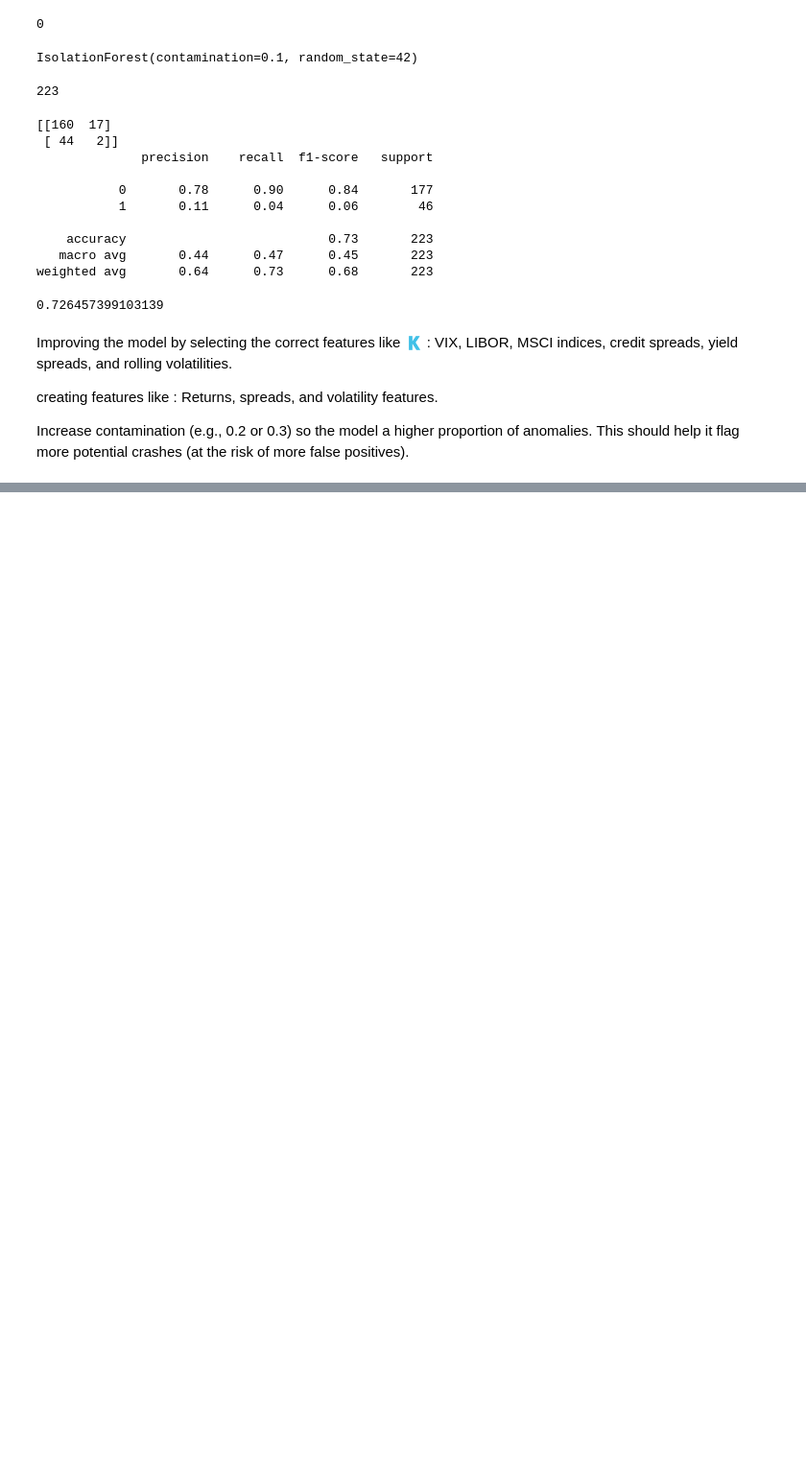
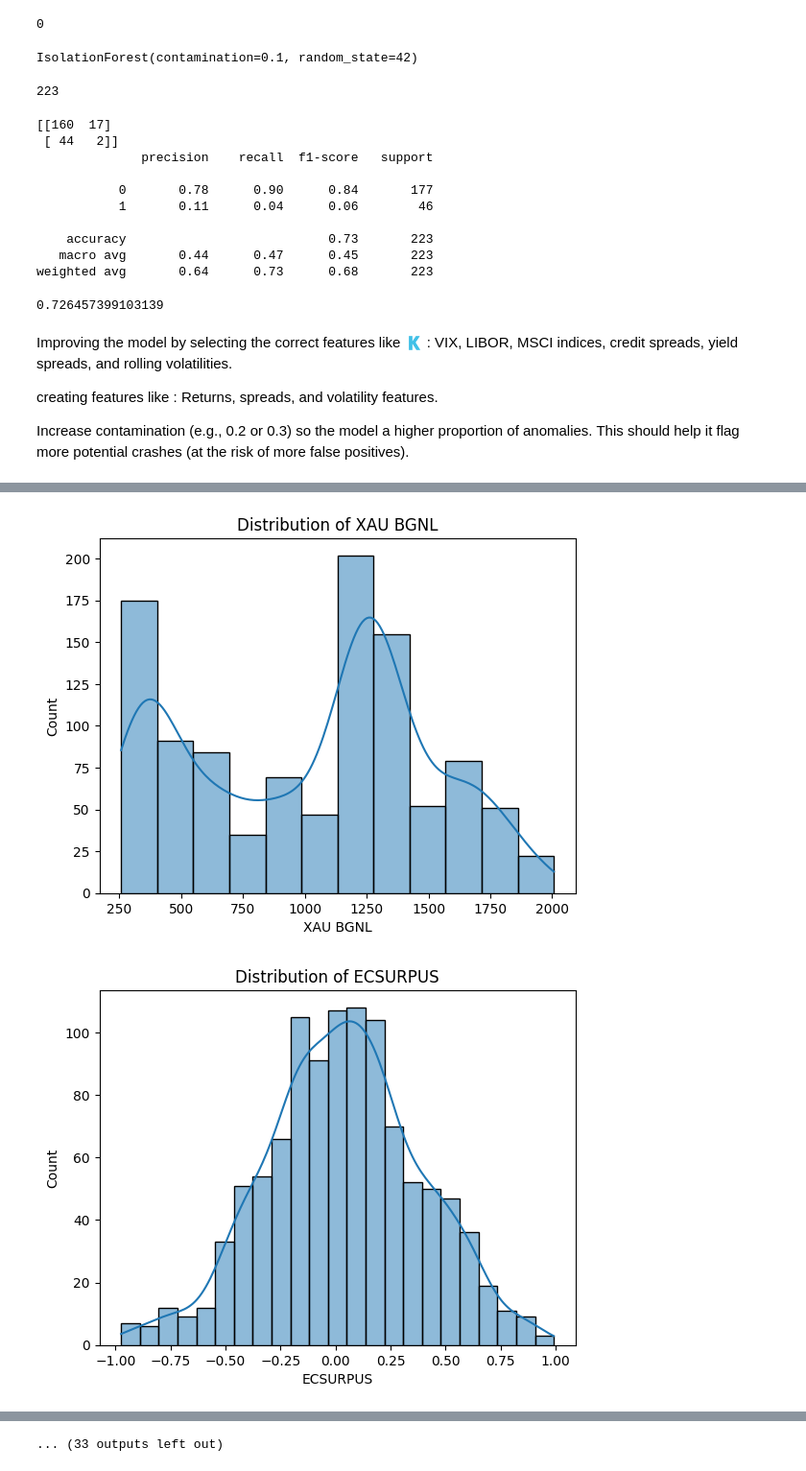
Before and after one commit to purohitamann/market-anomaly-detection, a Jupyter notebook: model_training.ipynb, the cells around one changed output, grey strips where cells are left out. Shown at 96% size. Saved outputs shown, nothing was run; the diff lists cells and outputs as text; code cells hidden in the pictures; blank space fills up the shorter version.

```diff
--- a/model_training.ipynb
+++ b/model_training.ipynb
@@ -387,0 +400,31 @@ Precision-Recall AUC: 0.23
+# %%
+# Combine feature and target into one DataFrame
+data = pd.concat([feature, target], axis=1)
+
+# Drop rows with missing values
+data.dropna(inplace=True)
+
+# Separate back into feature and target
+feature = data.iloc[:, :-1]  # All columns except the last one
+target = data.iloc[:, -1]    # The last column
+# %%
+from sklearn.model_selection import train_test_split
+from imblearn.over_sampling import SMOTE
+import pandas as pd
+
+# Step 1: Handle missing values
+feature.fillna(feature.mean(), inplace=True)  # Impute missing values
+target.dropna(inplace=True)  # Ensure target is non-null
+
+# Step 2: Split the data
+X_train, X_test, y_train, y_test = train_test_split(
+    feature, target, test_size=0.2, random_state=42
+)
+
+# Step 3: Apply SMOTE for oversampling
+smote = SMOTE(random_state=42)
+X_resampled, y_resampled = smote.fit_resample(X_train, y_train)
+
+# Check the new class distribution
+print("Class distribution before SMOTE:", y_train.value_counts())
+print("Class distribution after SMOTE:", pd.Series(y_resampled).value_counts())
@@ -387,0 +637,12 @@ Precision-Recall AUC: 0.23
+# %%
+import matplotlib.pyplot as plt
+import seaborn as sns
+
+# Plot feature distributions
+for col in feature.columns:
+    sns.histplot(feature[col], kde=True)
+    plt.title(f"Distribution of {col}")
+    plt.show()
+# %% [output]
+[figure, added]
+[figure, added]
@@ -387,0 +659 @@ Precision-Recall AUC: 0.23
+... (33 outputs left out)
```
Also changed, not shown: parts of 34 cells of this notebook.
